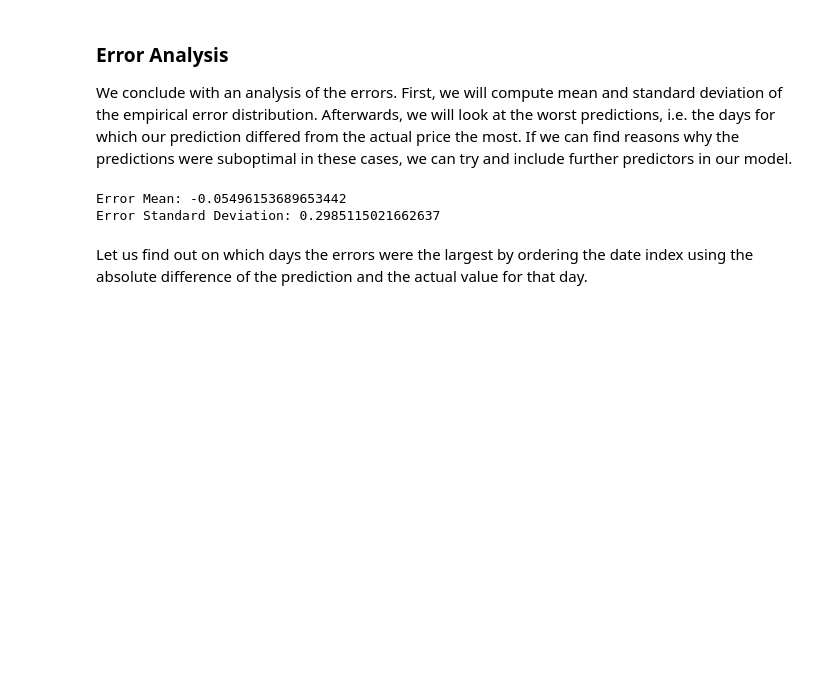
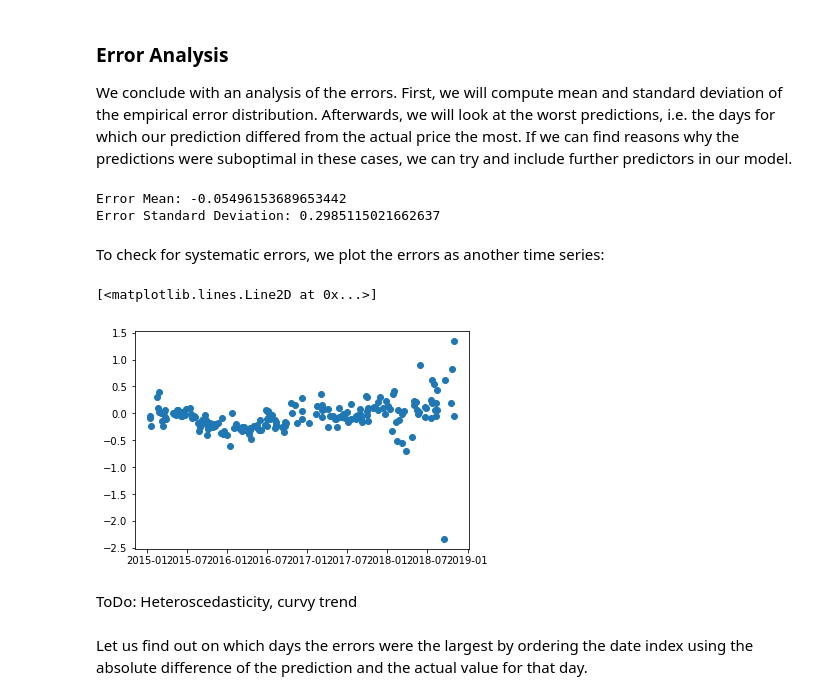
Before and after one commit to GaussianGarden/EUA-Price-Forecaster, a Jupyter notebook: Bootstrap Aggregation of Small Neural Networks.ipynb, the cells around one changed output. Drawn from its saved outputs; the diff is of its cells as text; code cells hidden in the pictures; blank space fills up the shorter version.

Commit message:
Naive baseline model, error analysis of NN ensemble

```diff
--- a/Bootstrap Aggregation of Small Neural Networks.ipynb
+++ b/Bootstrap Aggregation of Small Neural Networks.ipynb
@@ -182,6 +184,15 @@ print("Error Standard Deviation:", err_sd)
 # %% [output]
 Error Mean: -0.05496153689653442
 Error Standard Deviation: 0.2985115021662637
+# %% [markdown]
+To check for systematic errors, we plot the errors as another time series:
+# %%
+plt.plot_date(index_test, diff)
+# %% [output]
+[<matplotlib.lines.Line2D at 0x...>]
+[figure, added]
+# %% [markdown]
+ToDo: Heteroscedasticity, curvy trend
 # %% [markdown]
 Let us find out on which days the errors were the largest by ordering the date index using the absolute difference of the prediction and the actual value for that day.
 # %%
```
Also changed, not shown: parts of 6 cells of this notebook, 1 other file.
